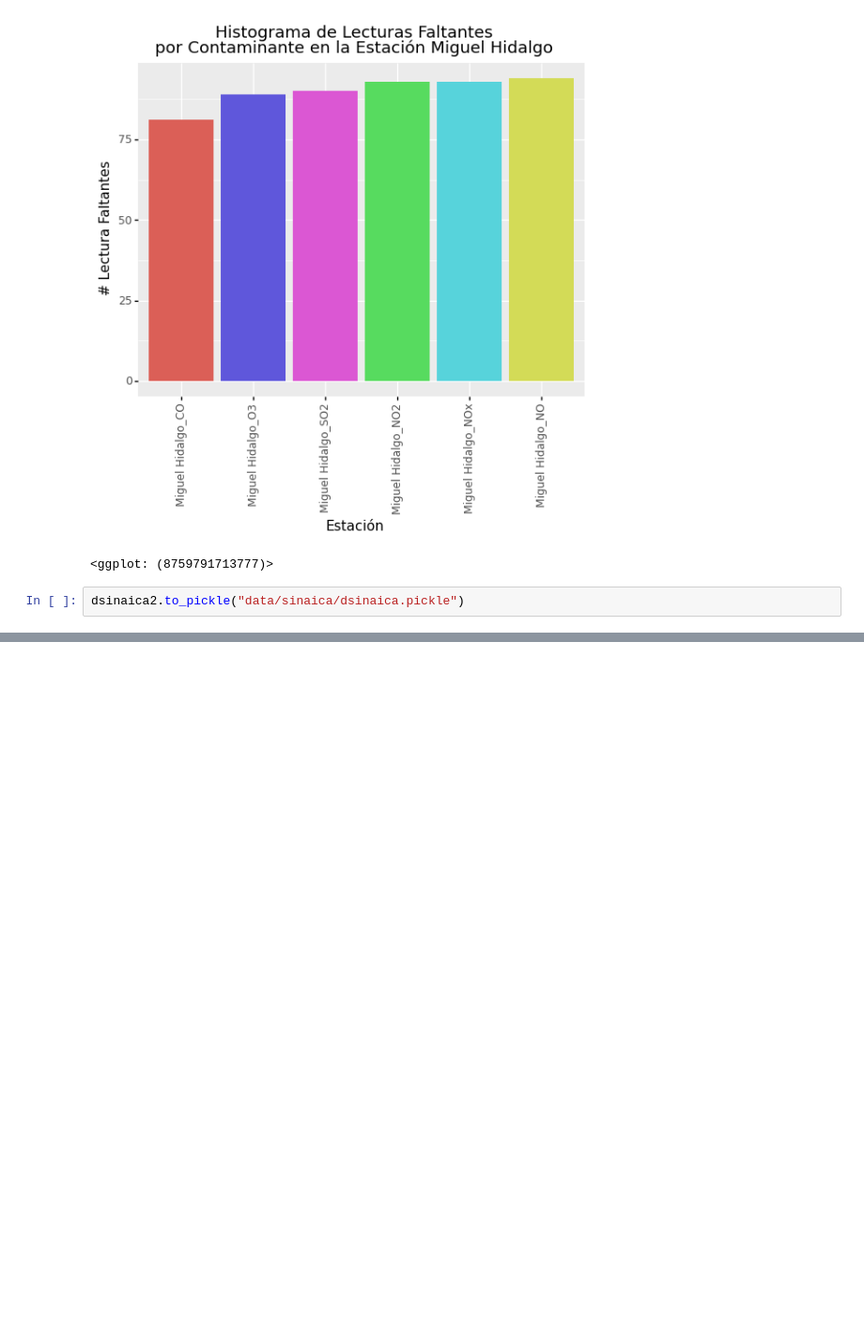
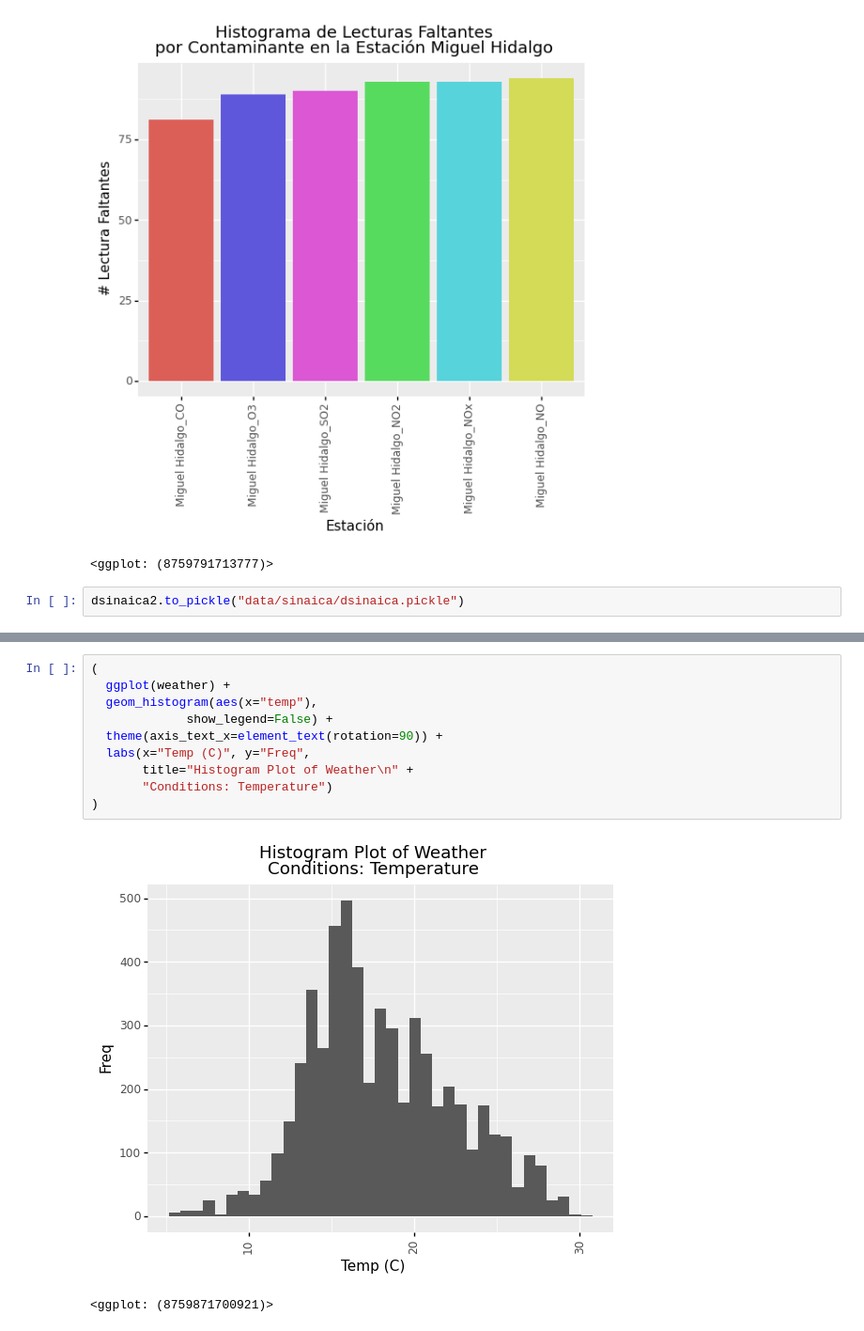
Before and after one commit to philwebsurfer/dlfinal, a Jupyter notebook: paper01_eda.ipynb, the cells around one changed output, grey strips where cells are left out. Shown at 94% size. Saved outputs shown, nothing was run; the diff lists cells and outputs as text; blank space fills up the shorter version.

```diff
--- a/paper01_eda.ipynb
+++ b/paper01_eda.ipynb
@@ -536,0 +575,13 @@ dsinaica2.to_pickle("data/sinaica/dsinaica.pickle")
+# %%
+(
+  ggplot(weather) +
+  geom_histogram(aes(x="temp"),
+             show_legend=False) +
+  theme(axis_text_x=element_text(rotation=90)) +
+  labs(x="Temp (C)", y="Freq",
+       title="Histogram Plot of Weather\n" +
+       "Conditions: Temperature")
+)
+# %% [output]
+[figure, added]
+<ggplot: (8759871700921)>
```
Also changed, not shown: parts of 24 cells of this notebook.
